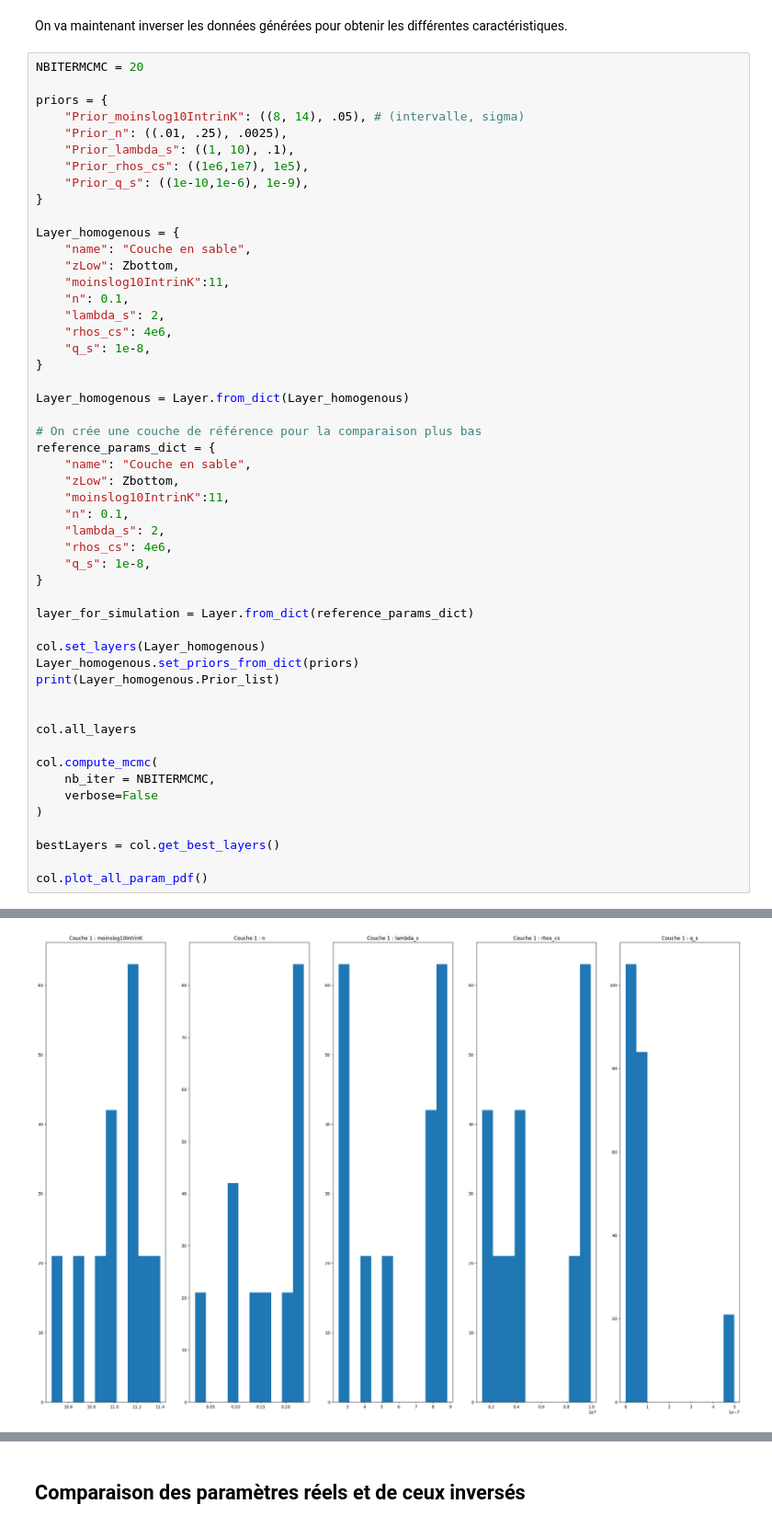
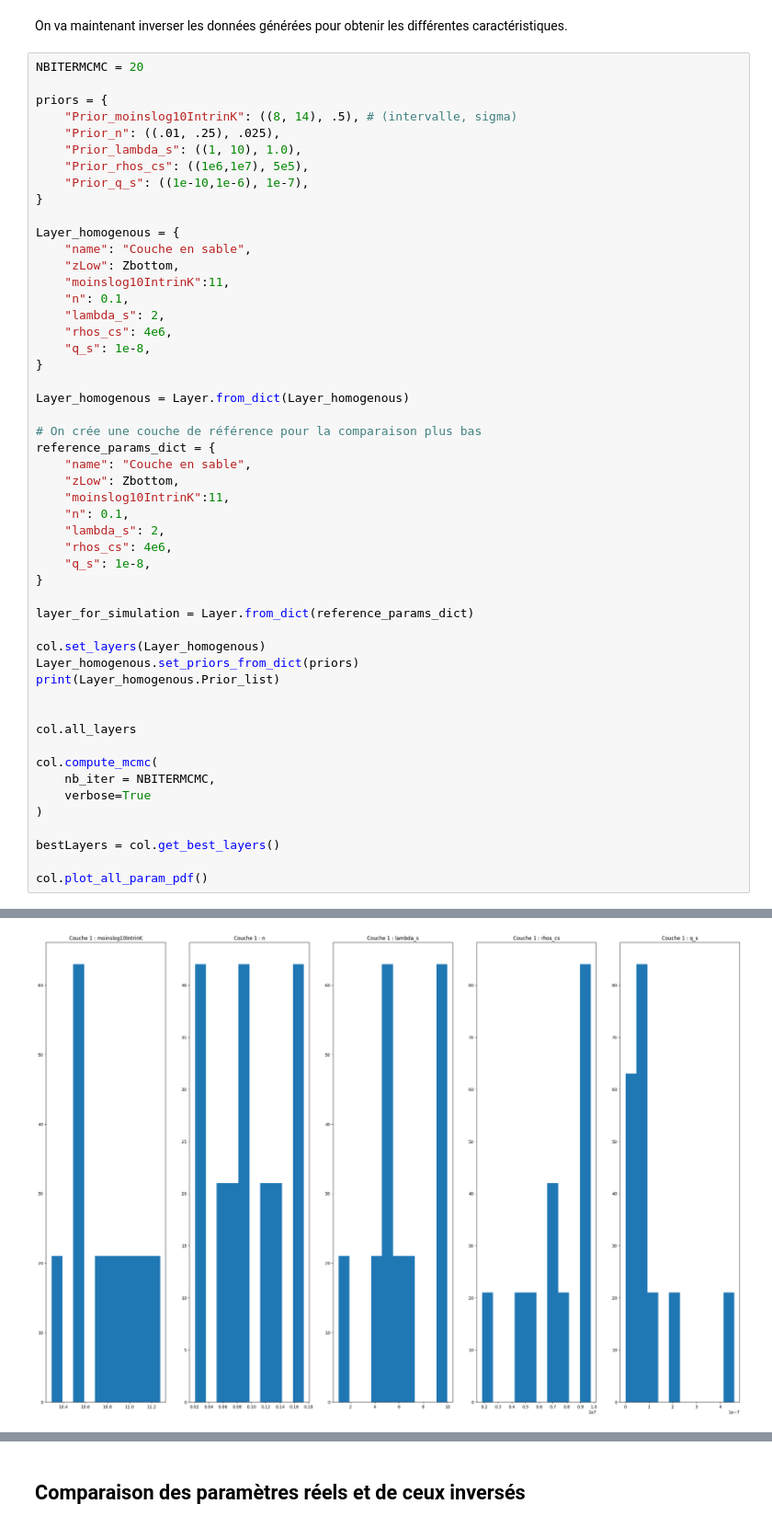
Before and after one commit to flipoyo/MOLONARI1D, a Jupyter notebook: pyheatmy/demoInversion.ipynb, the cells around one changed output, grey strips where cells are left out. Shown at 92% size. Saved outputs shown, nothing was run; the diff lists cells and outputs as text.

Commit message:
Ajustements des sigma des priors dans les fichiers de démo

```diff
--- a/pyheatmy/demoInversion.ipynb
+++ b/pyheatmy/demoInversion.ipynb
@@ -187,11 +187,11 @@ On va maintenant inverser les données générées pour obtenir les différentes
 NBITERMCMC = 20
 
 priors = {
-    "Prior_moinslog10IntrinK": ((8, 14), .05), # (intervalle, sigma)
-    "Prior_n": ((.01, .25), .0025),
-    "Prior_lambda_s": ((1, 10), .1),
-    "Prior_rhos_cs": ((1e6,1e7), 1e5),
-    "Prior_q_s": ((1e-10,1e-6), 1e-9),
+    "Prior_moinslog10IntrinK": ((8, 14), .5), # (intervalle, sigma)
+    "Prior_n": ((.01, .25), .025),
+    "Prior_lambda_s": ((1, 10), 1.0),
+    "Prior_rhos_cs": ((1e6,1e7), 5e5),
+    "Prior_q_s": ((1e-10,1e-6), 1e-7),
 }
 
 Layer_homogenous = {
@@ -228,7 +228,7 @@ col.all_layers
 
 col.compute_mcmc(
     nb_iter = NBITERMCMC,
-    verbose=False
+    verbose=True
 )
 
 bestLayers = col.get_best_layers()
@@ -241,4 +253,4 @@ Initialisation post burn-in - Utilisation de la mémoire (en Mo) : 843.071488
-[figure, old version]
+[figure, new version]
 # %%
 import matplotlib.pyplot as plt
 import matplotlib.ticker as mticker
```
Also changed, not shown: parts of 7 cells of this notebook.
